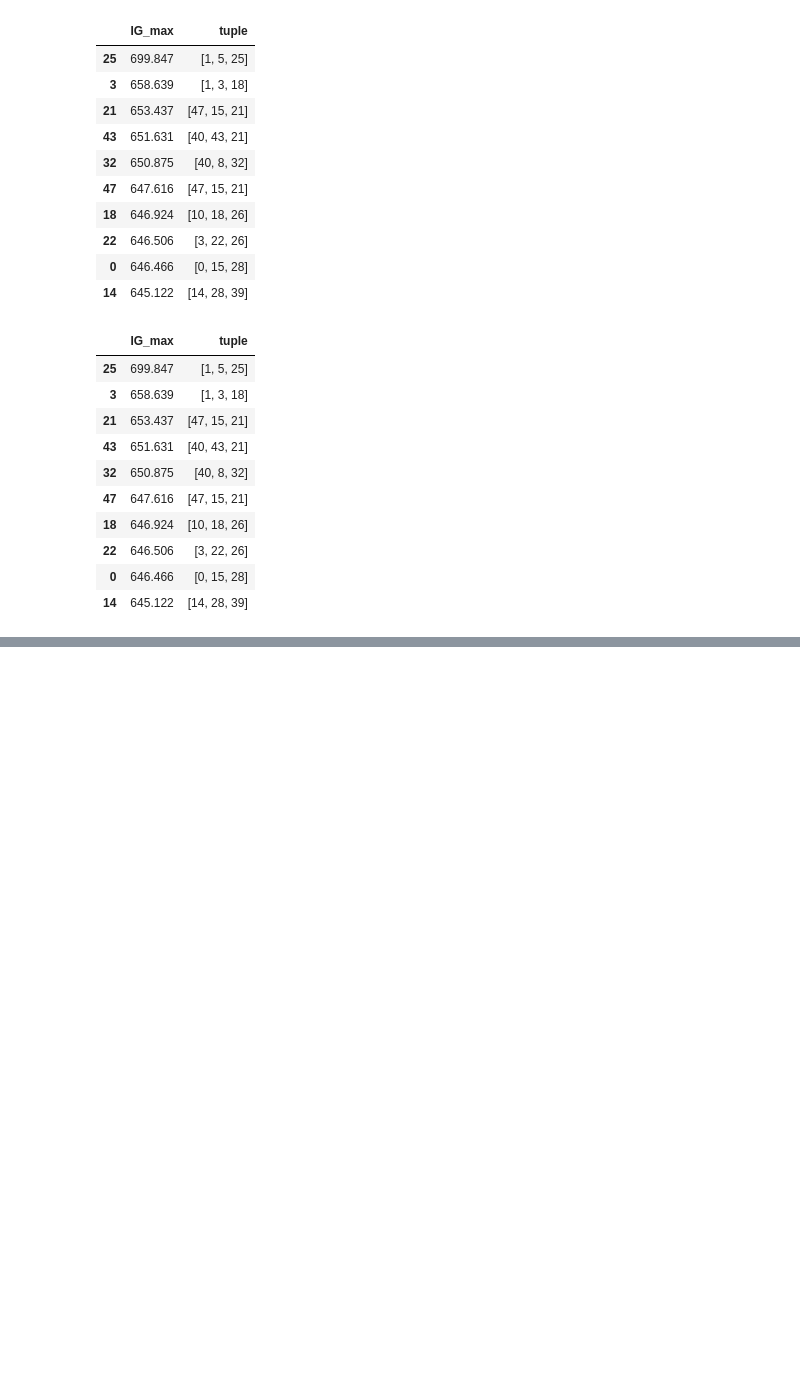
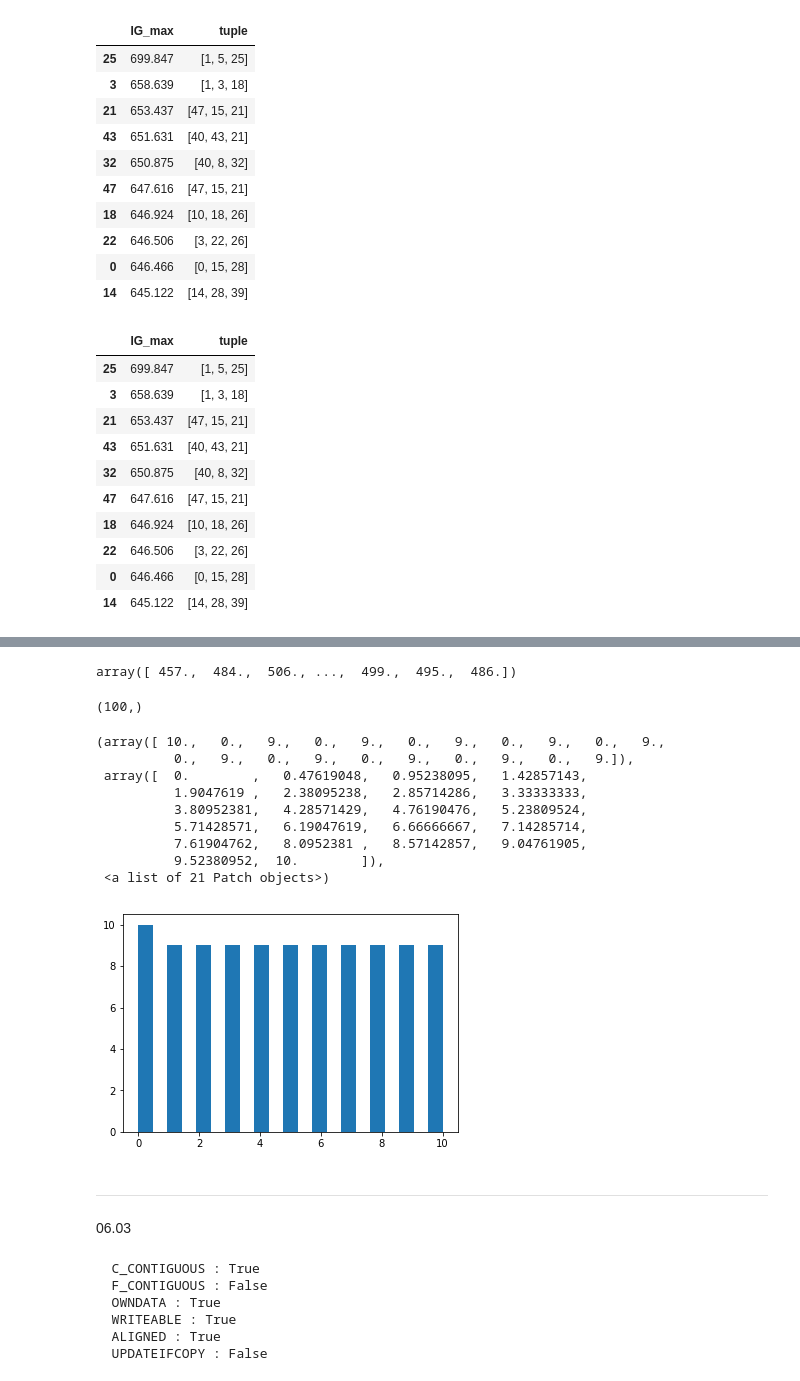
Before and after one commit to olszewskip/MDFS_playground, a Jupyter notebook: python/scheduler/pybind11_playground/pybind_cppimport_examples.ipynb, the cells around one changed output, grey strips where cells are left out. Drawn from its saved outputs; the diff is of its cells as text; code cells hidden in the pictures; blank space fills up the shorter version.

Commit message:
Wrap the discretize function

```diff
--- a/python/scheduler/pybind11_playground/pybind_cppimport_examples.ipynb
+++ b/python/scheduler/pybind11_playground/pybind_cppimport_examples.ipynb
@@ -1582,0 +1773,26 @@ final_results_df.sort_values('IG_max', ascending=False)[:10]
+# %%
+input_[0]
+# %% [output]
+array([ 457.,  484.,  506., ...,  499.,  495.,  486.])
+# %%
+arr = np.random.rand(100)
+# %%
+arr.shape
+# %% [output]
+(100,)
+# %%
+#output = np.zeros_like(input_[:-1], dtype='uint8')
+output = np.empty_like(arr, dtype='uint8')
+divisions = 10
+
+wrap_discretize.discretize(
+    seed = 123,
+    discretization_index = 4,
+    feature_id = 10,
+    divisions = divisions,
+    object_count = arr.shape[0],
+    py_in_data = arr,
+    py_sorted_in_data = np.sort(arr),
+    py_out_data = output,
+    range_ = 0.01
+)
@@ -1582,0 +1801,16 @@ final_results_df.sort_values('IG_max', ascending=False)[:10]
+# %%
+plt.hist(output, bins=2*divisions+1)
+# %% [output]
+(array([ 10.,   0.,   9.,   0.,   9.,   0.,   9.,   0.,   9.,   0.,   9.,
+          0.,   9.,   0.,   9.,   0.,   9.,   0.,   9.,   0.,   9.]),
+ array([  0.        ,   0.47619048,   0.95238095,   1.42857143,
+          1.9047619 ,   2.38095238,   2.85714286,   3.33333333,
+          3.80952381,   4.28571429,   4.76190476,   5.23809524,
+          5.71428571,   6.19047619,   6.66666667,   7.14285714,
+          7.61904762,   8.0952381 ,   8.57142857,   9.04761905,
+          9.52380952,  10.        ]),
+ <a list of 21 Patch objects>)
+[figure, added]
+# %% [markdown]
+---
+06.03
@@ -1582,0 +1835,9 @@ final_results_df.sort_values('IG_max', ascending=False)[:10]
+# %%
+input_.flags
+# %% [output]
+  C_CONTIGUOUS : True
+  F_CONTIGUOUS : False
+  OWNDATA : True
+  WRITEABLE : True
+  ALIGNED : True
+  UPDATEIFCOPY : False
```
Also changed, not shown: parts of 16 cells of this notebook, 41 other files.
